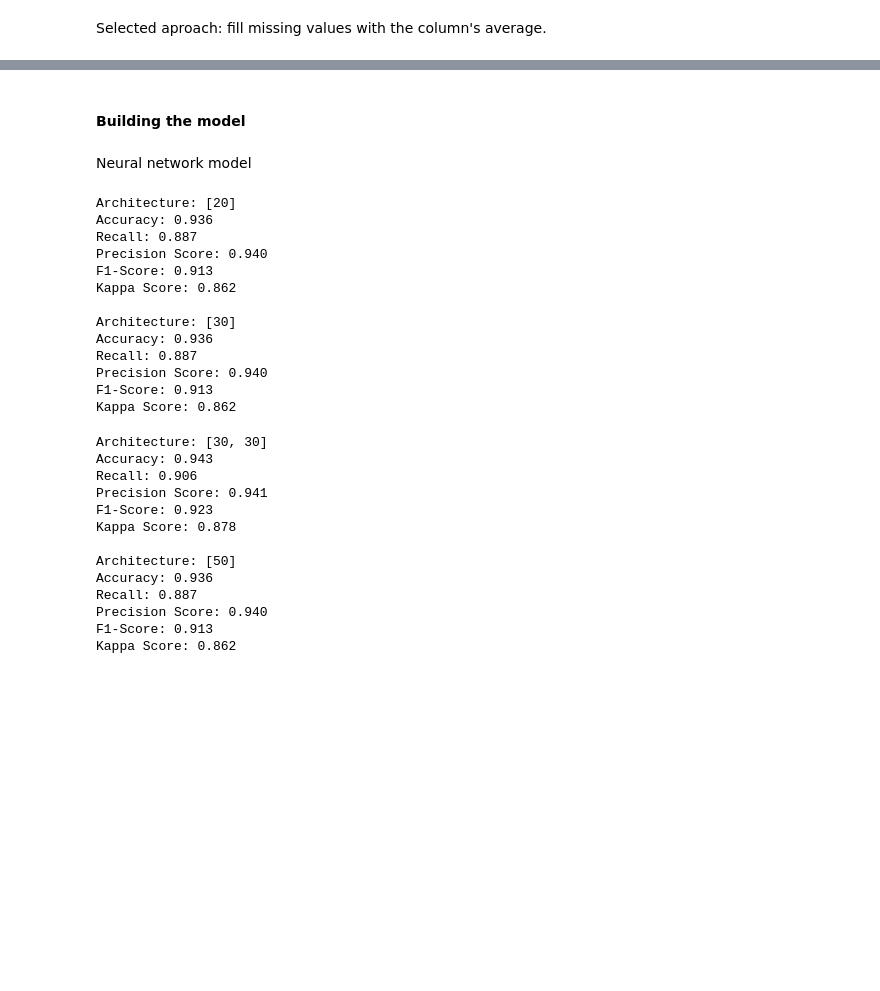
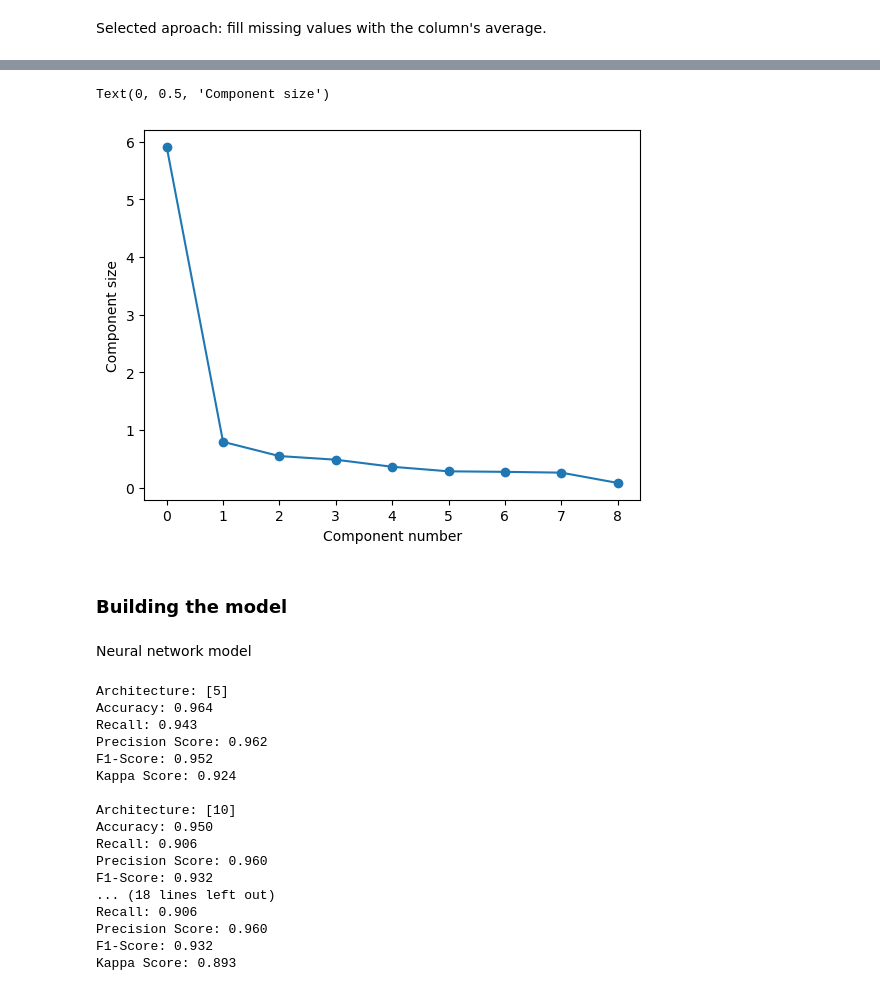
Before and after one commit to AlexGoncalves21/SInts_24, a Jupyter notebook: Homeworks/HW2/WBC/WBC.ipynb, the cells around one changed output, grey strips where cells are left out. Saved outputs shown, nothing was run; the diff lists cells and outputs as text; code cells hidden in the pictures; blank space fills up the shorter version.

```diff
--- a/Homeworks/HW2/WBC/WBC.ipynb
+++ b/Homeworks/HW2/WBC/WBC.ipynb
@@ -114,0 +112,13 @@ y_test = y_test.array
+# %%
+# applying PCA Analysis
+# generate scree plot to determine the optimal value for the n_components parameter
+
+pca = PCA()
+x_train = pca.fit_transform(x_train)
+explained_variance = pca.explained_variance_ratio_
+plt.plot(pca.explained_variance_, marker='o')
+plt.xlabel("Component number")
+plt.ylabel("Component size")
+# %% [output]
+Text(0, 0.5, 'Component size')
+[figure, added]
@@ -115,5 +129,5 @@ y_test = y_test.array
 # %% [markdown]
-#### Building the model
+### Building the model
 # %% [markdown]
 Neural network model
 # %%
@@ -138,33 +152,24 @@ def trainMLP(HLS):
     kappa = cohen_kappa_score(y_test, y_pred)
     print("Kappa Score: {:.3f}".format(kappa))
 # %%
-Architectures = [[20],[30],[30, 30],[50]]
+Architectures = [[5],[10], [5, 5], [5, 10],[10, 10]]
 
 for i in Architectures: trainMLP(i)
 # %% [output]
-Architecture: [20]
-Accuracy: 0.936
-Recall: 0.887
-Precision Score: 0.940
-F1-Score: 0.913
-Kappa Score: 0.862
+Architecture: [5]
+Accuracy: 0.964
+Recall: 0.943
+Precision Score: 0.962
+F1-Score: 0.952
+Kappa Score: 0.924
 
-Architecture: [30]
-Accuracy: 0.936
-Recall: 0.887
-Precision Score: 0.940
-F1-Score: 0.913
-Kappa Score: 0.862
+Architecture: [10]
+Accuracy: 0.950
+Recall: 0.906
+Precision Score: 0.960
+F1-Score: 0.932
+... (18 lines left out)
+Recall: 0.906
+Precision Score: 0.960
+F1-Score: 0.932
+Kappa Score: 0.893
-Architecture: [30, 30]
-Accuracy: 0.943
-Recall: 0.906
-Precision Score: 0.941
-F1-Score: 0.923
-Kappa Score: 0.878
-
-Architecture: [50]
-Accuracy: 0.936
-Recall: 0.887
-Precision Score: 0.940
-F1-Score: 0.913
-Kappa Score: 0.862
```
Also changed, not shown: parts of 14 cells of this notebook.
